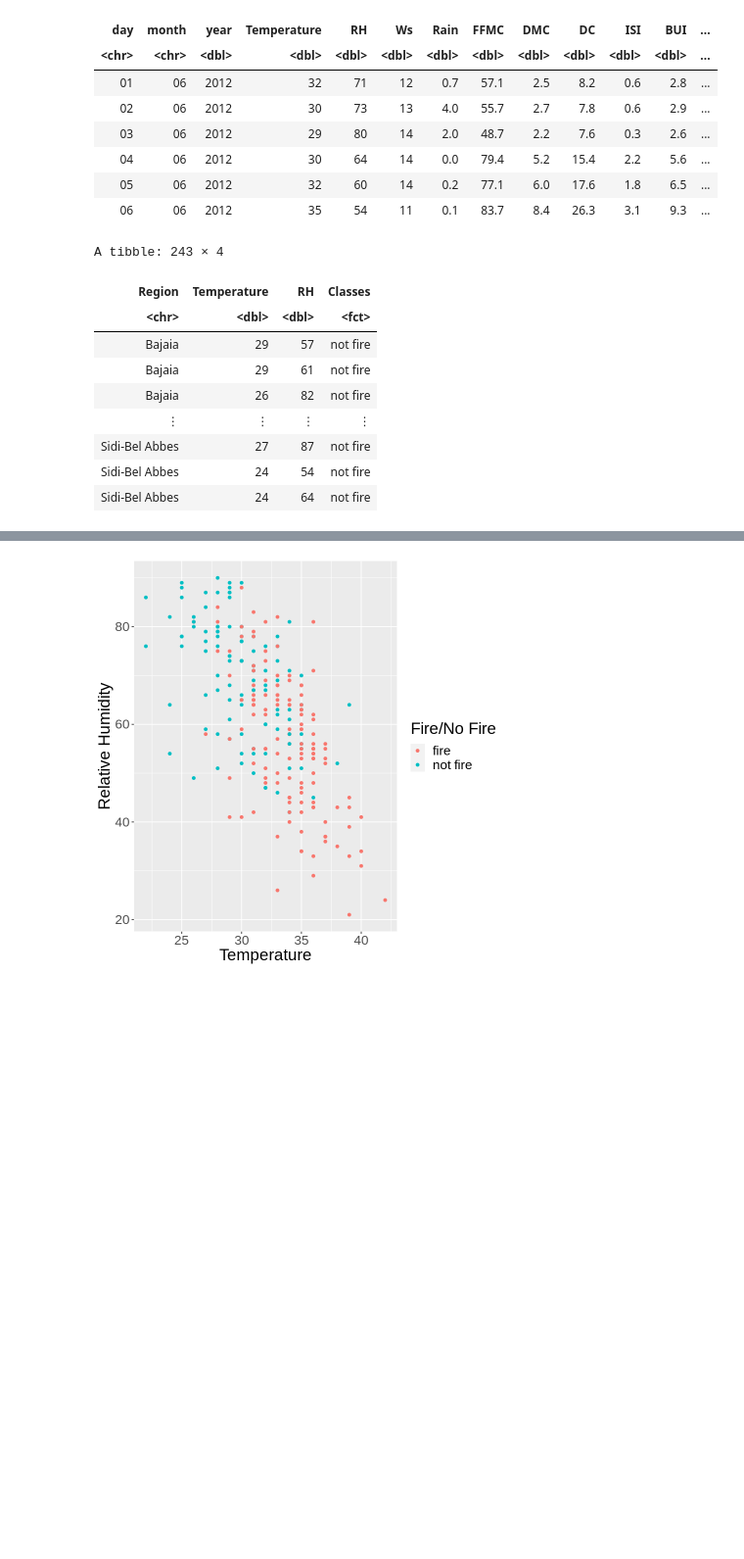
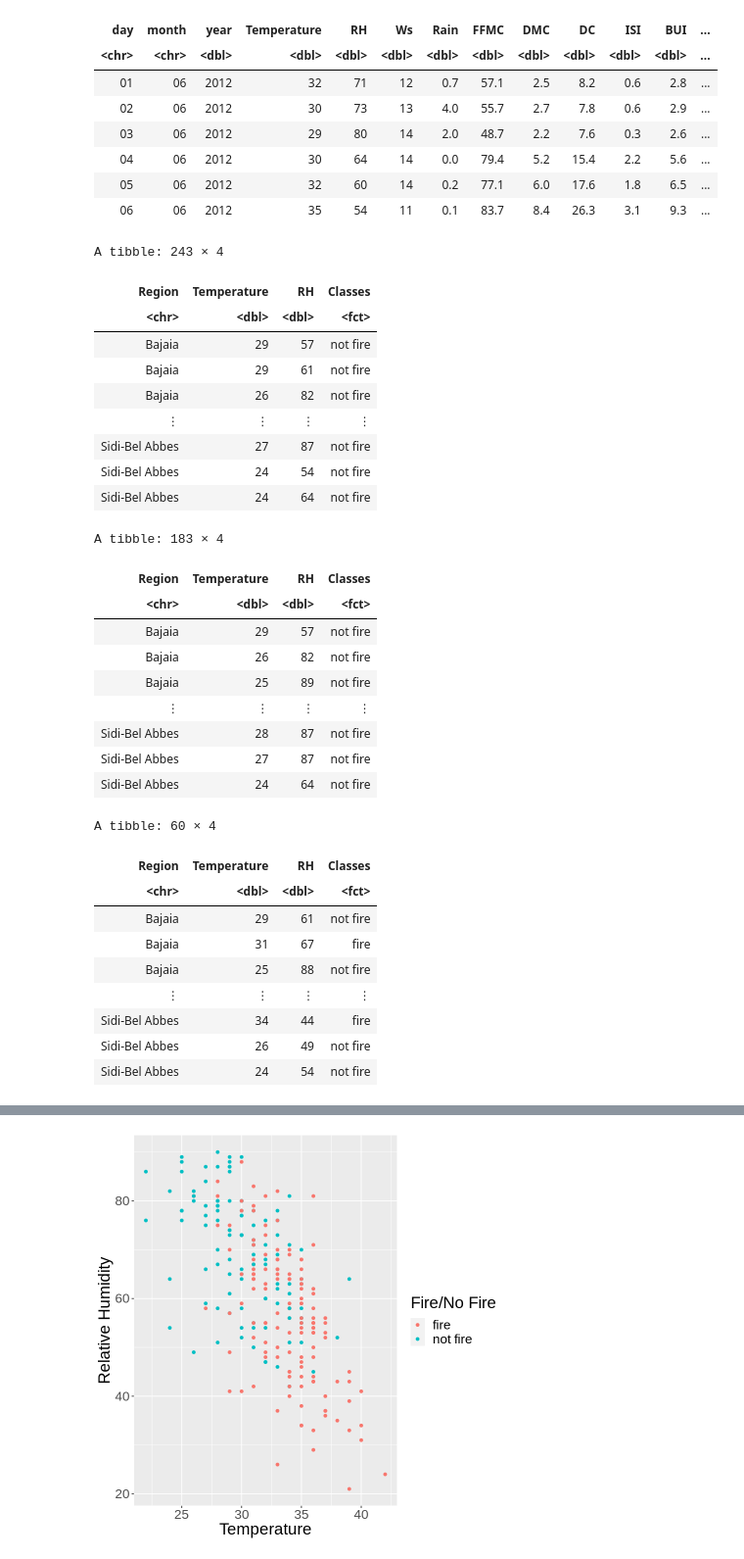
Before and after one commit to AKNeyugn/dsci100-002-group9-project, a Jupyter notebook: project_proposal.ipynb, the cells around one changed output, grey strips where cells are left out. Shown at 98% size. Saved outputs shown, nothing was run; the diff lists cells and outputs as text; code cells hidden in the pictures; blank space fills up the shorter version.

Commit message:
Initial data processing
- Set seed at beginning of file
- Split dataset into training and testing set
- Added code for getting number of observations for each Classes in training dataset

```diff
--- a/project_proposal.ipynb
+++ b/project_proposal.ipynb
@@ -122,30 +105,57 @@ bajaia_region <- "Bajaia"
 sidi_region <- "Sidi-Bel Abbes"
 bajaia_data_all["Region"] <- bajaia_region
 sidi_data_all["Region"] <- sidi_region
 
 # Select Temperature, RH, Classes and Region columns
 bajaia_selected <- bajaia_data_all %>%
     select(Region, Temperature, RH, Classes)
 sidi_selected <- sidi_data_all %>%
     select(Region, Temperature, RH, Classes)
 
 # Combine Bajaia and Sidi-Bel Abbes data frames
 fire_data <- rbind(bajaia_selected, sidi_selected)
 
+# Split data into training and testing sets
+fire_split <- initial_split(fire_data, prop = 0.75, strata = Classes)
+fire_train <- training(fire_split)
+fire_test <- testing(fire_split)
+
 # Display datasets
 # bajaia_data_all
 # sidi_data_all
 # bajaia_selected
 # sidi_selected
 fire_data
+fire_train
+fire_test
 # %% [output]
 A tibble: 243 × 4
 | Region | Temperature | RH | Classes |
 | <chr> | <dbl> | <dbl> | <fct> |
 | Bajaia | 29 | 57 | not fire |
 | Bajaia | 29 | 61 | not fire |
 | Bajaia | 26 | 82 | not fire |
 | ⋮ | ⋮ | ⋮ | ⋮ |
 | Sidi-Bel Abbes | 27 | 87 | not fire |
 | Sidi-Bel Abbes | 24 | 54 | not fire |
 | Sidi-Bel Abbes | 24 | 64 | not fire |
+A tibble: 183 × 4
+| Region | Temperature | RH | Classes |
+| <chr> | <dbl> | <dbl> | <fct> |
+| Bajaia | 29 | 57 | not fire |
+| Bajaia | 26 | 82 | not fire |
+| Bajaia | 25 | 89 | not fire |
+| ⋮ | ⋮ | ⋮ | ⋮ |
+| Sidi-Bel Abbes | 28 | 87 | not fire |
+| Sidi-Bel Abbes | 27 | 87 | not fire |
+| Sidi-Bel Abbes | 24 | 64 | not fire |
+A tibble: 60 × 4
+| Region | Temperature | RH | Classes |
+| <chr> | <dbl> | <dbl> | <fct> |
+| Bajaia | 29 | 61 | not fire |
+| Bajaia | 31 | 67 | fire |
+| Bajaia | 25 | 88 | not fire |
+| ⋮ | ⋮ | ⋮ | ⋮ |
+| Sidi-Bel Abbes | 34 | 44 | fire |
+| Sidi-Bel Abbes | 26 | 49 | not fire |
+| Sidi-Bel Abbes | 24 | 54 | not fire |
```
Also changed, not shown: parts of 3 cells of this notebook.
